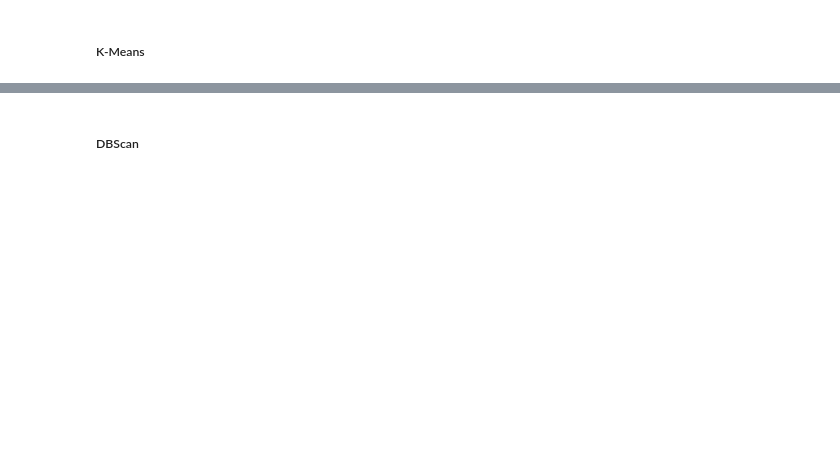
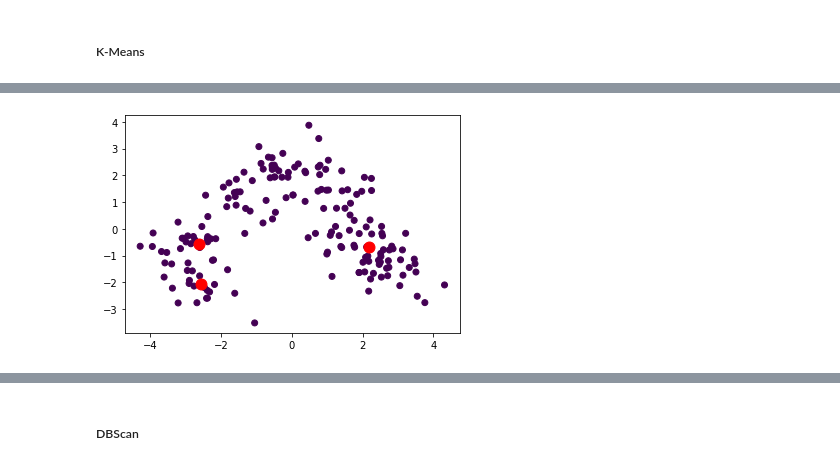
Before and after one commit to ldocarvalho/Analise-Grupos-Wine, a Jupyter notebook: TP3_AnaliseGrupos.ipynb, the cells around one changed output, grey strips where cells are left out. Saved outputs shown, nothing was run; the diff lists cells and outputs as text; code cells hidden in the pictures; blank space fills up the shorter version.

```diff
--- a/TP3_AnaliseGrupos.ipynb
+++ b/TP3_AnaliseGrupos.ipynb
@@ -208,0 +220,6 @@ Name: x, dtype: float64
+# %%
+plt.scatter(dfWines_reduced["x"], dfWines_reduced["y"],c=G_kmeans_Euclidean)
+plt.scatter(C_Euclidean.values[:,0],C_Euclidean.values[:,1],s = 120,c='red')
+plt.show()
+# %% [output]
+[figure, added]
```
Also changed, not shown: parts of 88 cells of this notebook.
